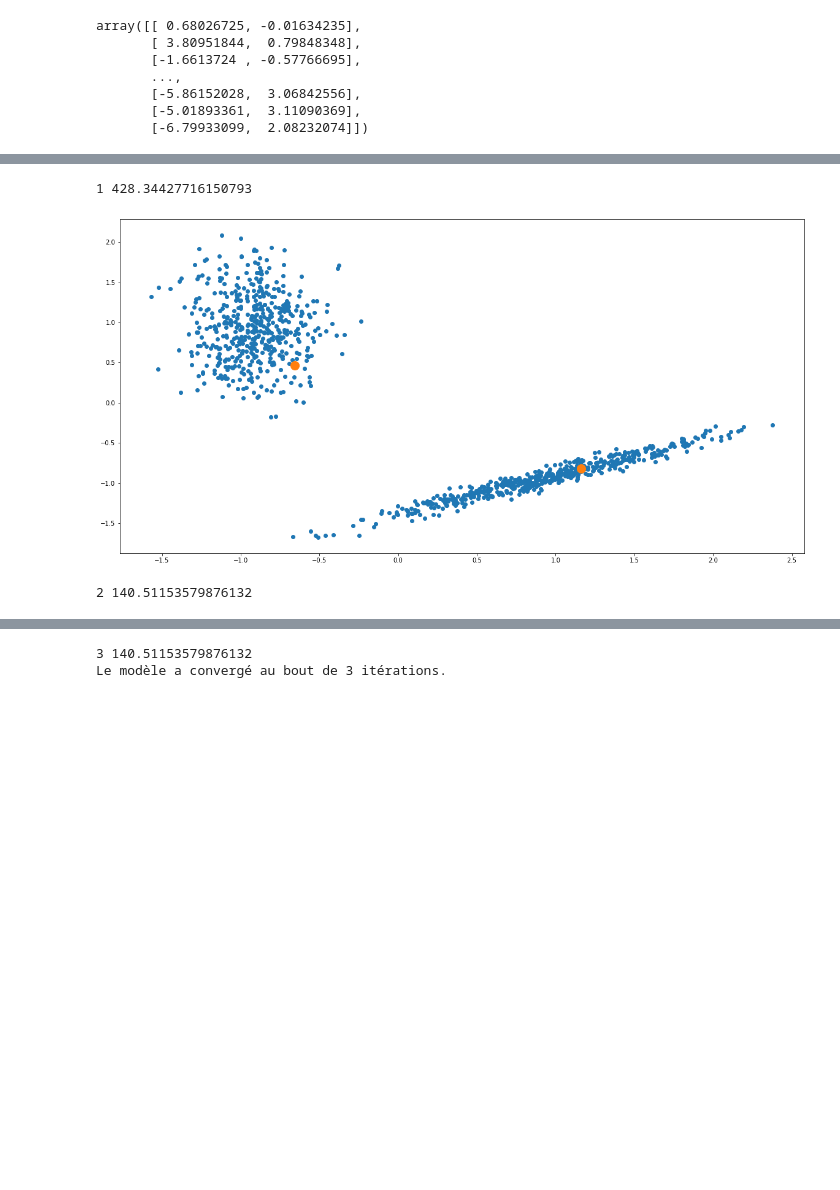
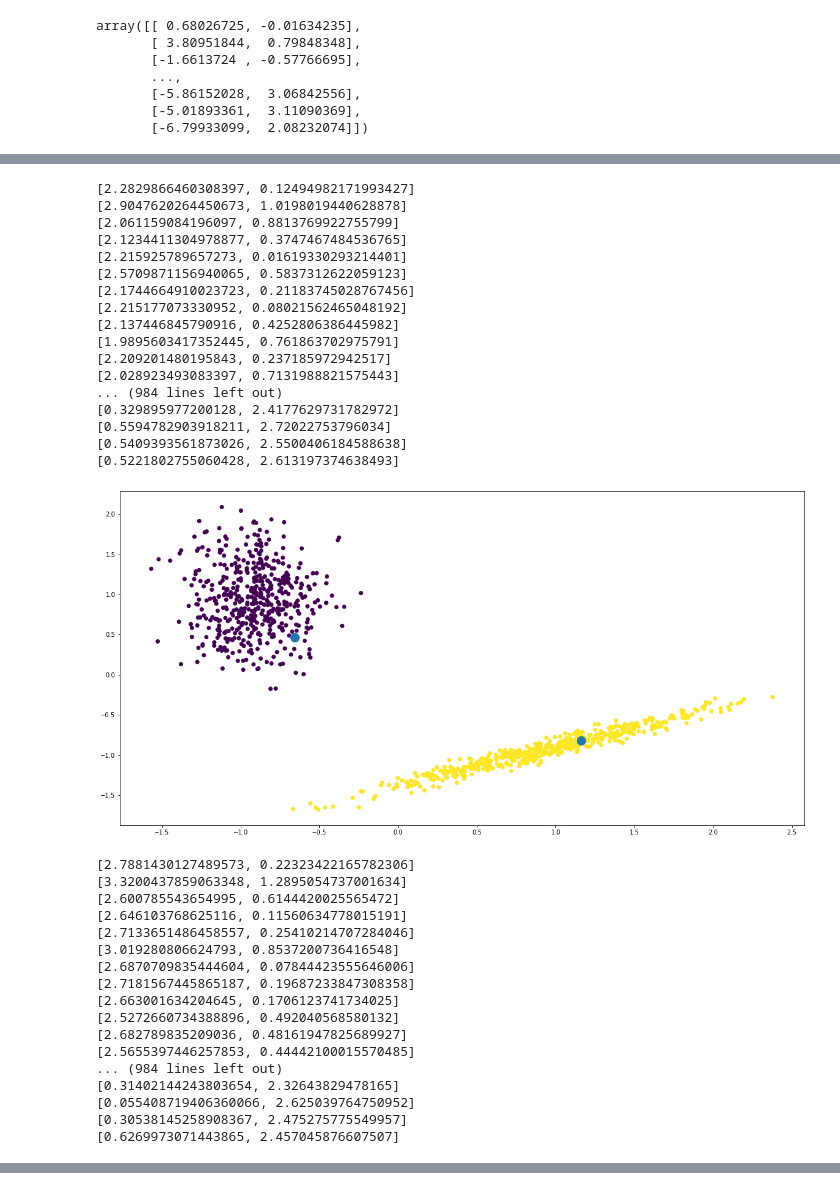
Before and after one commit to jenguehard/algo-kmeans, a Jupyter notebook: Algorithme Kmeans.ipynb, the cells around one changed output, grey strips where cells are left out. Drawn from its saved outputs; the diff is of its cells as text; code cells hidden in the pictures; blank space fills up the shorter version.

```diff
--- a/Algorithme Kmeans.ipynb
+++ b/Algorithme Kmeans.ipynb
@@ -109,8 +115,8 @@ while i < iteration:
             print("Le modèle a convergé au bout de %s itérations." % i)
             break
     i+=1
-    plt.scatter(data[:,0], data[:,1])
+    plt.scatter(data[:,0], data[:,1], c = clusters)
     plt.scatter(np.array(centroids)[:,0],np.array(centroids)[:,1], s = 200)
     plt.show()
-    print(i, cluster_sse)
+#     print(i, cluster_sse)
 # %% [output]
@@ -118,3 +141,35 @@ while i < iteration:
-1 428.34427716150793
+[2.2829866460308397, 0.12494982171993427]
+[2.9047620264450673, 1.0198019440628878]
+[2.061159084196097, 0.8813769922755799]
+[2.1234411304978877, 0.3747467484536765]
+[2.215925789657273, 0.01619330293214401]
+[2.5709871156940065, 0.5837312622059123]
+[2.1744664910023723, 0.21183745028767456]
+[2.215177073330952, 0.08021562465048192]
+[2.137446845790916, 0.4252806386445982]
+[1.9895603417352445, 0.761863702975791]
+[2.209201480195843, 0.237185972942517]
+[2.028923493083397, 0.7131988821575443]
+... (984 lines left out)
+[0.329895977200128, 2.4177629731782972]
+[0.5594782903918211, 2.72022753796034]
+[0.5409393561873026, 2.5500406184588638]
+[0.5221802755060428, 2.613197374638493]
-[figure, old version]
+[figure, new version]
-2 140.51153579876132
+[2.7881430127489573, 0.22323422165782306]
+[3.3200437859063348, 1.2895054737001634]
+[2.600785543654995, 0.6144420025565472]
+[2.646103768625116, 0.11560634778015191]
+[2.7133651486458557, 0.25410214707284046]
+[3.019280806624793, 0.8537200736416548]
+[2.6870709835444604, 0.07844423555646006]
+[2.7181567445865187, 0.19687233847308358]
+[2.663001634204645, 0.1706123741734025]
+[2.5272660734388896, 0.492040568580132]
+[2.682789835209036, 0.48161947825689927]
+[2.5655397446257853, 0.44442100015570485]
+... (984 lines left out)
+[0.31402144243803654, 2.32643829478165]
+[0.055408719406360066, 2.625039764750952]
+[0.30538145258908367, 2.475275775549957]
+[0.6269973071443865, 2.457045876607507]
@@ -122,2 +176,0 @@ while i < iteration:
-3 140.51153579876132
-Le modèle a convergé au bout de 3 itérations.
```
Also changed, not shown: parts of 7 cells of this notebook.
